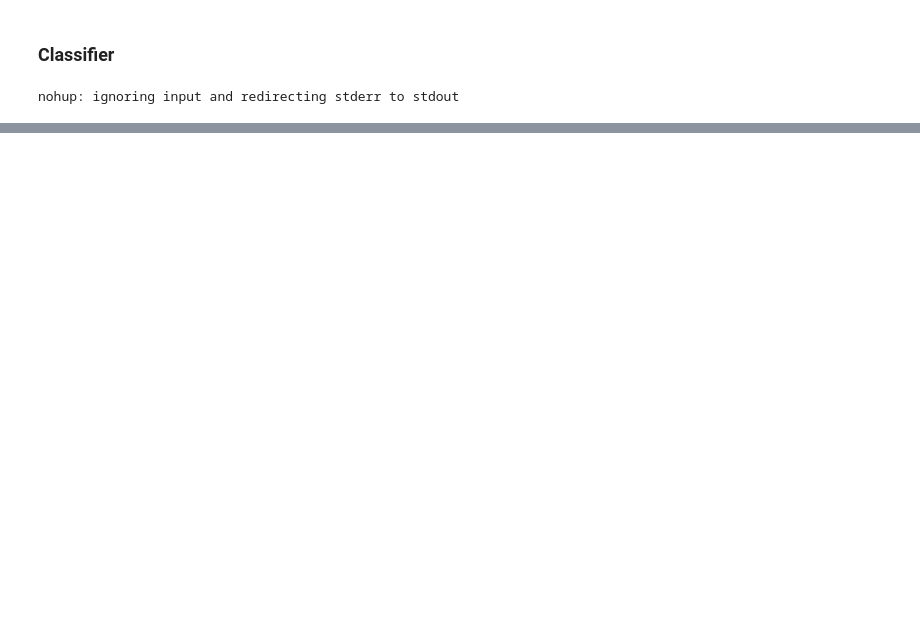
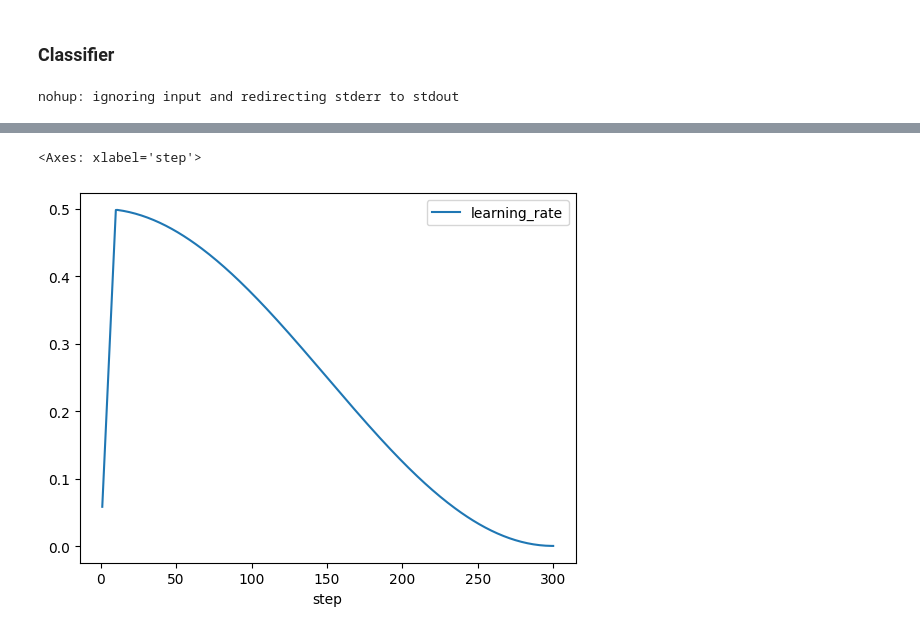
Before and after one commit to Thomas-Gottwald/SupContrastShape, a Jupyter notebook: validation.ipynb, the cells around one changed output, grey strips where cells are left out. Saved outputs shown, nothing was run; the diff lists cells and outputs as text; code cells hidden in the pictures; blank space fills up the shorter version.

```diff
--- a/validation.ipynb
+++ b/validation.ipynb
@@ -233,0 +269,20 @@ nohup: ignoring input and redirecting stderr to stdout
+# %%
+path = "./save/SupCon/cifar10/SupCon_cifar10_resnet50_lr_0.5_decay_0.0001_bsz_400_temp_0.1_trial_0_cosine_warm/tensorboard/events.out.tfevents.1699353325.mdcomp01.math.uni-wuppertal.de.74441.0"
+# %%
+event_acc = EventAccumulator(path)
+event_acc.Reload()
+tags = event_acc.Tags()['scalars']
+
+log_dict = dict()
+for tag in tags:
+    scalar_list = event_acc.Scalars(tag)
+    if not 'steps' in log_dict:
+        steps = [scalar.step for scalar in scalar_list]
+        log_dict['step'] = steps
+        start_time = scalar_list[0].wall_time
+        rel_time = [(scalar.wall_time-start_time)/60 for scalar in scalar_list]
+        log_dict['rel. time [min]'] = rel_time
+    values = [scalar.value for scalar in scalar_list]
+    log_dict[tag] = values
+
+df_log = pd.DataFrame.from_dict(log_dict)
@@ -233,0 +305,5 @@ nohup: ignoring input and redirecting stderr to stdout
+# %%
+df_log.plot.line(x='step', y='learning_rate')
+# %% [output]
+<Axes: xlabel='step'>
+[figure, added]
```
Also changed, not shown: parts of 14 cells of this notebook, 4 other files.
